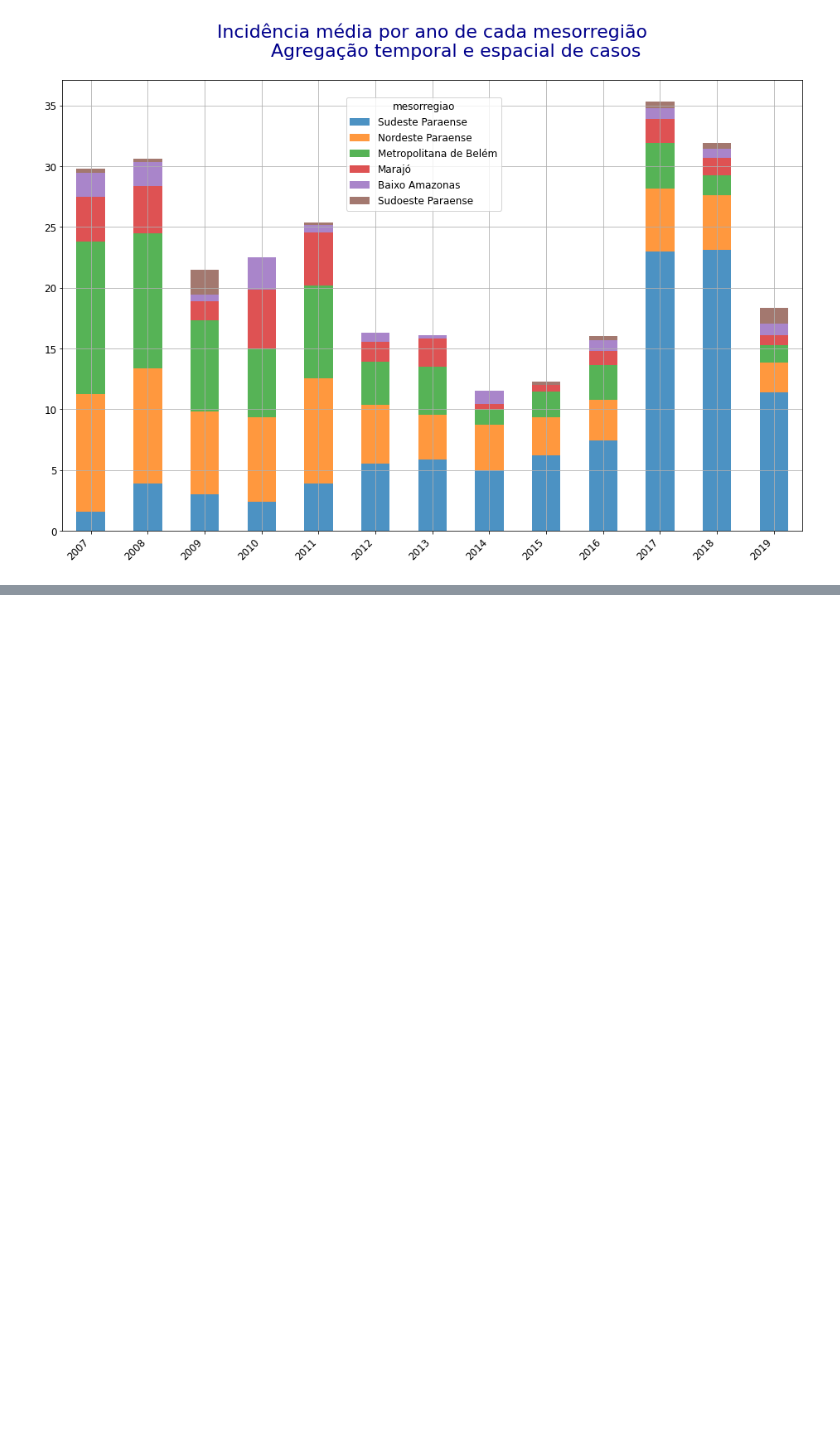
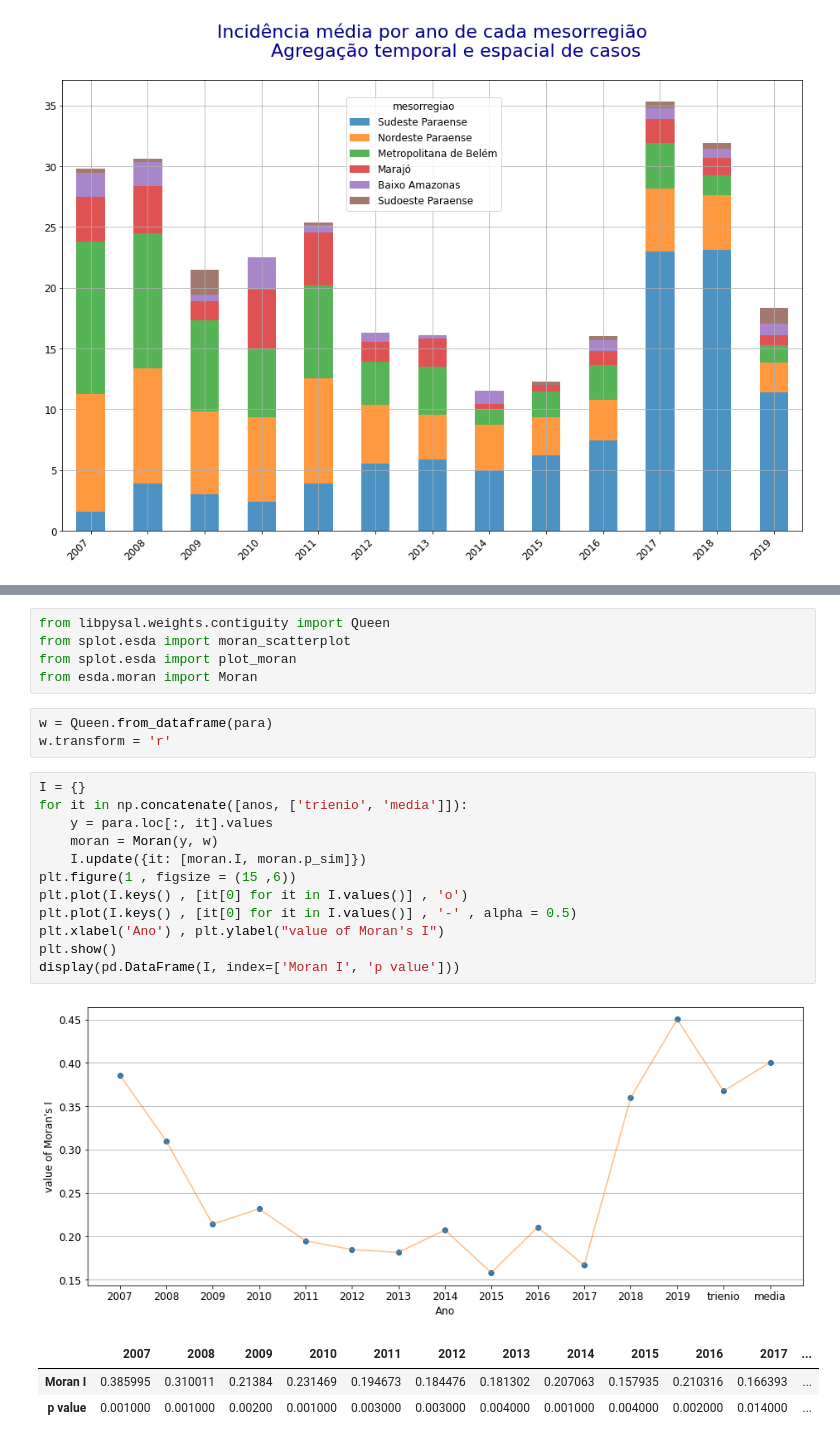
Before and after one commit to FlaviaLopes/spatio-temporal-analysis-calazar, a Jupyter notebook: notebooks/agregação-espaço-temporal.ipynb, the cells around one changed output, grey strips where cells are left out. Cells and saved outputs as stored; diff of their text form; blank space fills up the shorter version.

Commit message:
Índice de Moran Global e Local
Aplicar uma das técnicas estatísticas avaliadas no artigo para estudo de agregados espaciais (Moran) através de alguma ferramenta (esda, splot, pysal)

```diff
--- a/notebooks/agregação-espaço-temporal.ipynb
+++ b/notebooks/agregação-espaço-temporal.ipynb
@@ -191,0 +225,25 @@ spatial_temporal_agregation(para)
+# %%
+from libpysal.weights.contiguity import Queen
+from splot.esda import moran_scatterplot
+from splot.esda import plot_moran
+from esda.moran import Moran
+# %%
+w = Queen.from_dataframe(para)
+w.transform = 'r'
+# %%
+I = {}
+for it in np.concatenate([anos, ['trienio', 'media']]):
+    y = para.loc[:, it].values
+    moran = Moran(y, w)
+    I.update({it: [moran.I, moran.p_sim]})
+plt.figure(1 , figsize = (15 ,6))
+plt.plot(I.keys() , [it[0] for it in I.values()] , 'o')
+plt.plot(I.keys() , [it[0] for it in I.values()] , '-' , alpha = 0.5)
+plt.xlabel('Ano') , plt.ylabel("value of Moran's I")
+plt.show()
+display(pd.DataFrame(I, index=['Moran I', 'p value']))
+# %% [output]
+[figure, added]
+|  | 2007 | 2008 | 2009 | 2010 | 2011 | 2012 | 2013 | 2014 | 2015 | 2016 | 2017 | ... |
+| Moran I | 0.385995 | 0.310011 | 0.21384 | 0.231469 | 0.194673 | 0.184476 | 0.181302 | 0.207063 | 0.157935 | 0.210316 | 0.166393 | ... |
+| p value | 0.001000 | 0.001000 | 0.00200 | 0.001000 | 0.003000 | 0.003000 | 0.004000 | 0.001000 | 0.004000 | 0.002000 | 0.014000 | ... |
```
Also changed, not shown: parts of 15 cells of this notebook.
